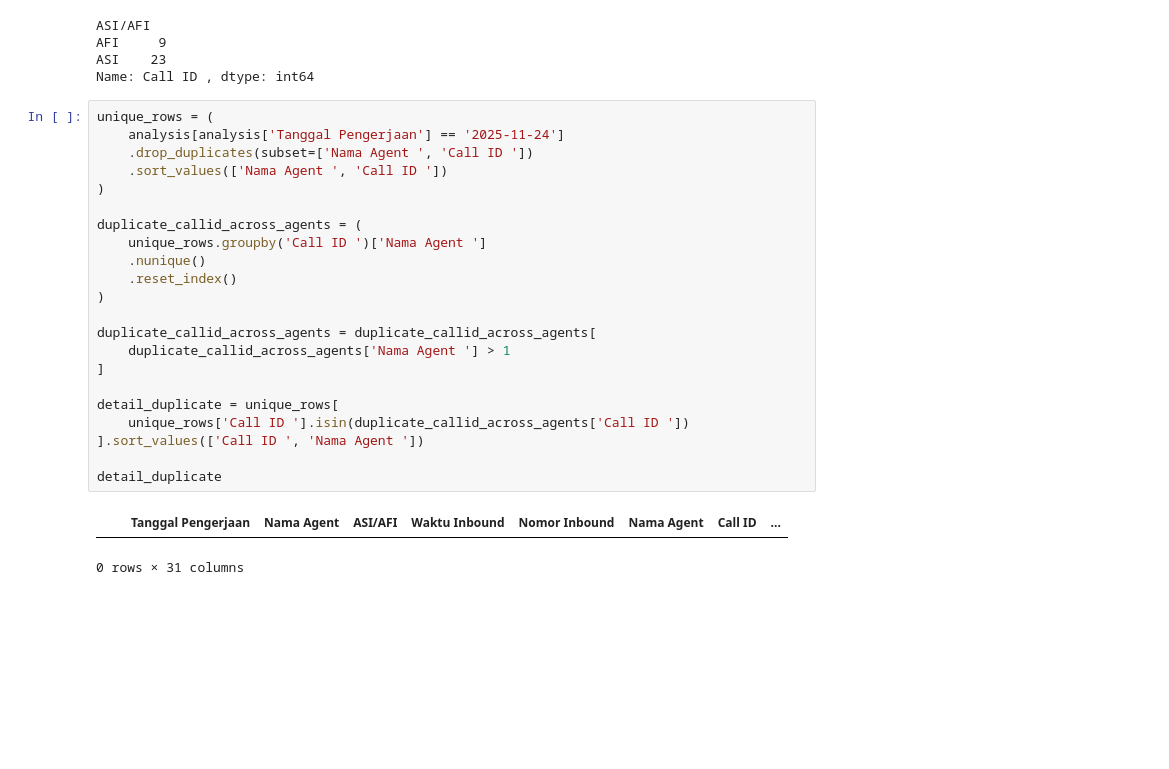
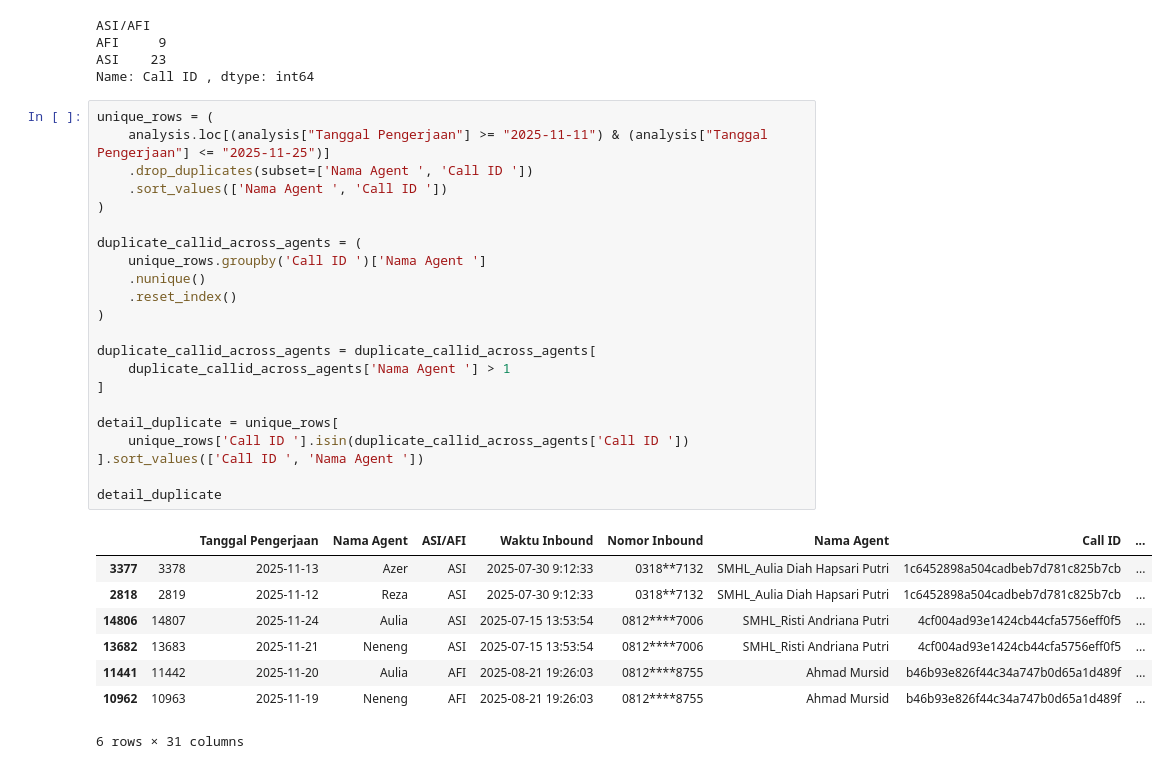
Before and after one commit to keisezrggx/ai_dashboard, a Jupyter notebook: backend/qc/read_recheck.ipynb, the cells around one changed output. Cells and saved outputs as stored; diff of their text form; blank space fills up the shorter version.

```diff
--- a/backend/qc/read_recheck.ipynb
+++ b/backend/qc/read_recheck.ipynb
@@ -238,26 +238,32 @@ ASI    23
 Name: Call ID , dtype: int64
 # %%
 unique_rows = (
-    analysis[analysis['Tanggal Pengerjaan'] == '2025-11-24']
+    analysis.loc[(analysis["Tanggal Pengerjaan"] >= "2025-11-11") & (analysis["Tanggal Pengerjaan"] <= "2025-11-25")]
     .drop_duplicates(subset=['Nama Agent ', 'Call ID '])
     .sort_values(['Nama Agent ', 'Call ID '])
 )
 
 duplicate_callid_across_agents = (
     unique_rows.groupby('Call ID ')['Nama Agent ']
     .nunique()
     .reset_index()
 )
 
 duplicate_callid_across_agents = duplicate_callid_across_agents[
     duplicate_callid_across_agents['Nama Agent '] > 1
 ]
 
 detail_duplicate = unique_rows[
     unique_rows['Call ID '].isin(duplicate_callid_across_agents['Call ID '])
 ].sort_values(['Call ID ', 'Nama Agent '])
 
 detail_duplicate
 # %% [output]
 |  |  | Tanggal Pengerjaan | Nama Agent | ASI/AFI | Waktu Inbound | Nomor Inbound | Nama Agent | Call ID | ... |
+| 3377 | 3378 | 2025-11-13 | Azer | ASI | 2025-07-30 9:12:33 | 0318**7132 | SMHL_Aulia Diah Hapsari Putri | 1c6452898a504cadbeb7d781c825b7cb | ... |
+| 2818 | 2819 | 2025-11-12 | Reza | ASI | 2025-07-30 9:12:33 | 0318**7132 | SMHL_Aulia Diah Hapsari Putri | 1c6452898a504cadbeb7d781c825b7cb | ... |
+| 14806 | 14807 | 2025-11-24 | Aulia | ASI | 2025-07-15 13:53:54 | 0812****7006 | SMHL_Risti Andriana Putri | 4cf004ad93e1424cb44cfa5756eff0f5 | ... |
+| 13682 | 13683 | 2025-11-21 | Neneng | ASI | 2025-07-15 13:53:54 | 0812****7006 | SMHL_Risti Andriana Putri | 4cf004ad93e1424cb44cfa5756eff0f5 | ... |
+| 11441 | 11442 | 2025-11-20 | Aulia | AFI | 2025-08-21 19:26:03 | 0812****8755 | Ahmad Mursid | b46b93e826f44c34a747b0d65a1d489f | ... |
+| 10962 | 10963 | 2025-11-19 | Neneng | AFI | 2025-08-21 19:26:03 | 0812****8755 | Ahmad Mursid | b46b93e826f44c34a747b0d65a1d489f | ... |
-0 rows × 31 columns
+6 rows × 31 columns
```
Also changed, not shown: 13 other files.
